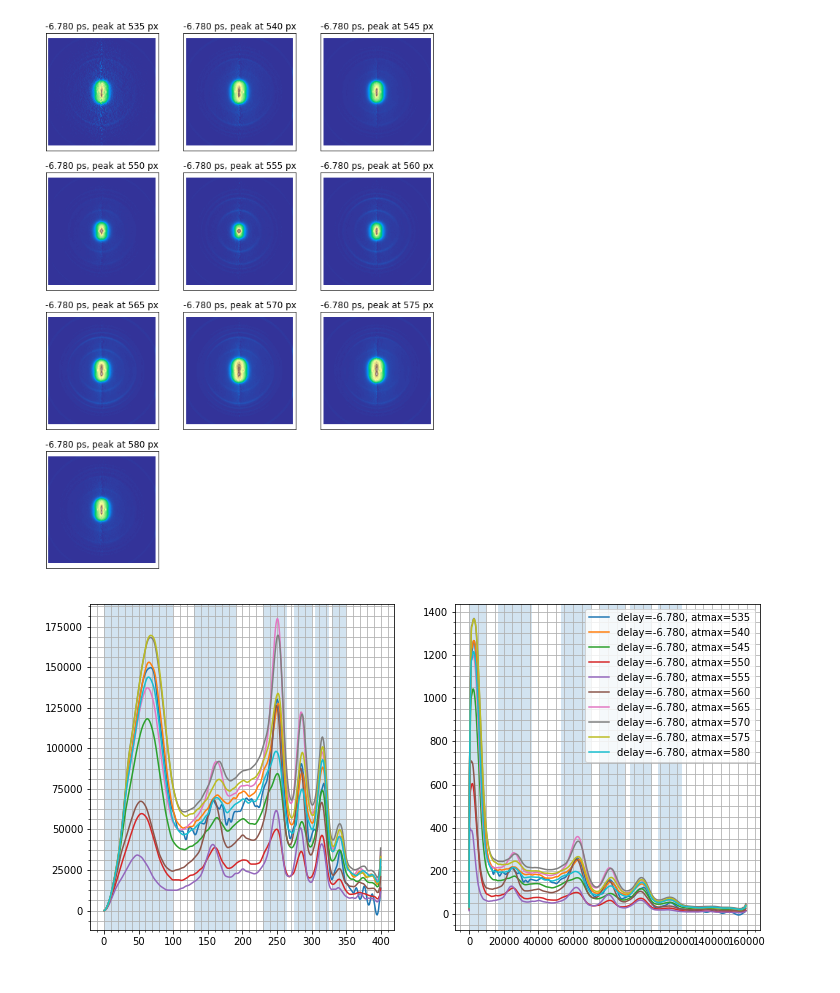
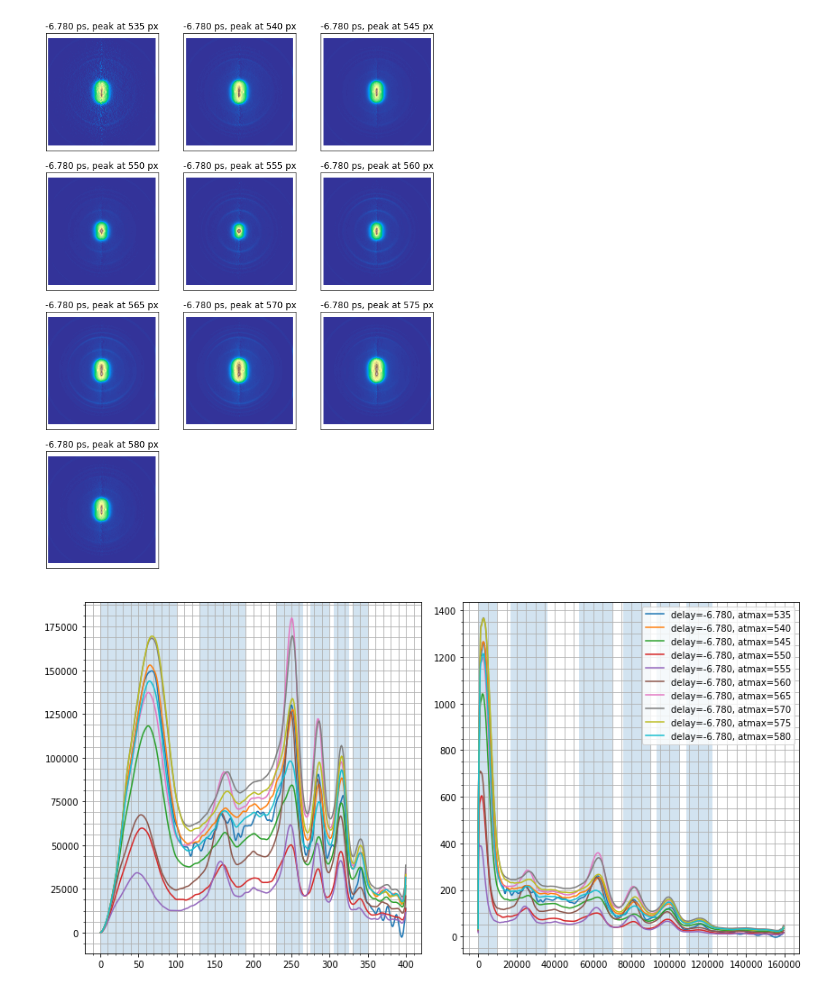
Before and after one commit to DaehyunPY/FERMI_20149100, a Jupyter notebook: Notebooks/Run #292--298; Phase scan of N2.ipynb, the cells around one changed output. Cells and saved outputs as stored; diff of their text form; code cells hidden in the pictures.

```diff
--- a/Notebooks/Run #292--298; Phase scan of N2.ipynb
+++ b/Notebooks/Run #292--298; Phase scan of N2.ipynb
@@ -20,7 +21,7 @@ from vmitools import (
 )
 # %%
 runs = range(292, 298+1)
-filenames = sorted(chain.from_iterable(iglob(f"/data/*/Run_{r:03d}/work/reduced.pickle") for r in runs if not r in {}))
+filenames = sorted(chain.from_iterable(iglob(f"Data/Run_{r:03d}/work/reduced.pickle") for r in runs if not r in {}))
 print(f"Total {len(filenames)} files:")
 for fn in filenames:
     print(f"    {fn}")
@@ -76,7 +77,7 @@ plt.figure(figsize=(8, 16))
 for i, ((dt, atmax), img, n) in enumerate(df[['img', 'n']].itertuples()):
     plt.subplot(6, 3, i+1)
     plt.title(f"{dt:.3f} ps\npeak at {atmax} px\n{n} counts")
-    plt.pcolormesh(img.T, cmap='terrain')A
+    plt.pcolormesh(img.T, cmap='terrain')
     plt.axis("equal")
     plt.xticks([], [])
     plt.yticks([], [])
@@ -131,18 +132,14 @@ plt.show()
 # %% [output]
 [figure]
 # %%
-roi = [
-    [0, 100],
-    [130, 190],
-    [230, 265],
-    [275, 300],
-    [305, 325],
-    [330, 350],
-]
-
-
-def f(hist):
-    return hist.sum(1)
+roi = {
+    "a1": (0, 100),
+    "x4": (130, 190),
+    "x2": (230, 265),
+    "x1": (275, 300),
+    "x0": (305, 325),
+    "unknown": (330, 350),
+}
 
 
 def intergrateit(hist, fr, to, x=None, **kwargs):
@@ -153,39 +150,43 @@ def intergrateit(hist, fr, to, x=None, **kwargs):
 
 
 def project_to_pn(hist, n):
     _, coeff, _ = finite_legendre_transform_in_theta(
         hist, thedges, n + 1,
     )  # Shapes of returns: (n, r) (n, r) (n, th)
     return coeff[n]/coeff[0]
 
 
-for i, (fr, to) in enumerate(roi):
-    df[f'summed{i}_rdist'] = df['hist_indrdth'].apply(intergrateit, fr=fr, to=to, x=r)
-    df[f'summed{i}_pad'] = df['hist_indrdomega'].apply(intergrateit, fr=fr, to=to, x=r, axis=0)
-    df[f'summed{i}_beta2'] = df[f'summed{i}_pad'].apply(project_to_pn, n=2)
-    df[f'summed{i}_beta4'] = df[f'summed{i}_pad'].apply(project_to_pn, n=4)
+for k, (fr, to) in roi.items():
+    df[f'summed_{k}_rdist'] = df['hist_indrdth'].apply(intergrateit, fr=fr, to=to, x=r)
+    df[f'summed_{k}_pad'] = df['hist_indrdomega'].apply(intergrateit, fr=fr, to=to, x=r, axis=0)
+    df[f'summed_{k}_beta2'] = df[f'summed_{k}_pad'].apply(project_to_pn, n=2)
+    df[f'summed_{k}_beta4'] = df[f'summed_{k}_pad'].apply(project_to_pn, n=4)
+
+
+def f(hist):
+    return hist.sum(1)
 
 
 plt.figure(figsize=(12, 6))
 plt.subplot(121)
 for (dt, atmax), dist in df['hist_indrdth'].apply(f).items():
     plt.plot(r, dist, label=f"delay={dt:.3f},atmax={atmax}")
 plt.minorticks_on()
 plt.grid(True, which='both')
 
-for fr, to in roi:
+for fr, to in roi.values():
     plt.axvspan(fr, to, alpha=0.2)
 
 plt.subplot(122)
 for (dt, atmax), dist in df['hist_indrdth'].apply(f).items():
     plt.plot(r**2, dist/2/r, label=f"delay={dt:.3f}, atmax={atmax}")
 plt.minorticks_on()
 plt.grid(True, which='both')
 
-for fr, to in roi:
+for fr, to in roi.values():
     plt.axvspan(fr**2, to**2, alpha=0.2)
-
 plt.legend()
+plt.tight_layout()
 plt.show()
 # %% [output]
-[figure, old version]
+[figure, new version]
```
Also changed, not shown: parts of 9 cells of this notebook, 4 other files.
